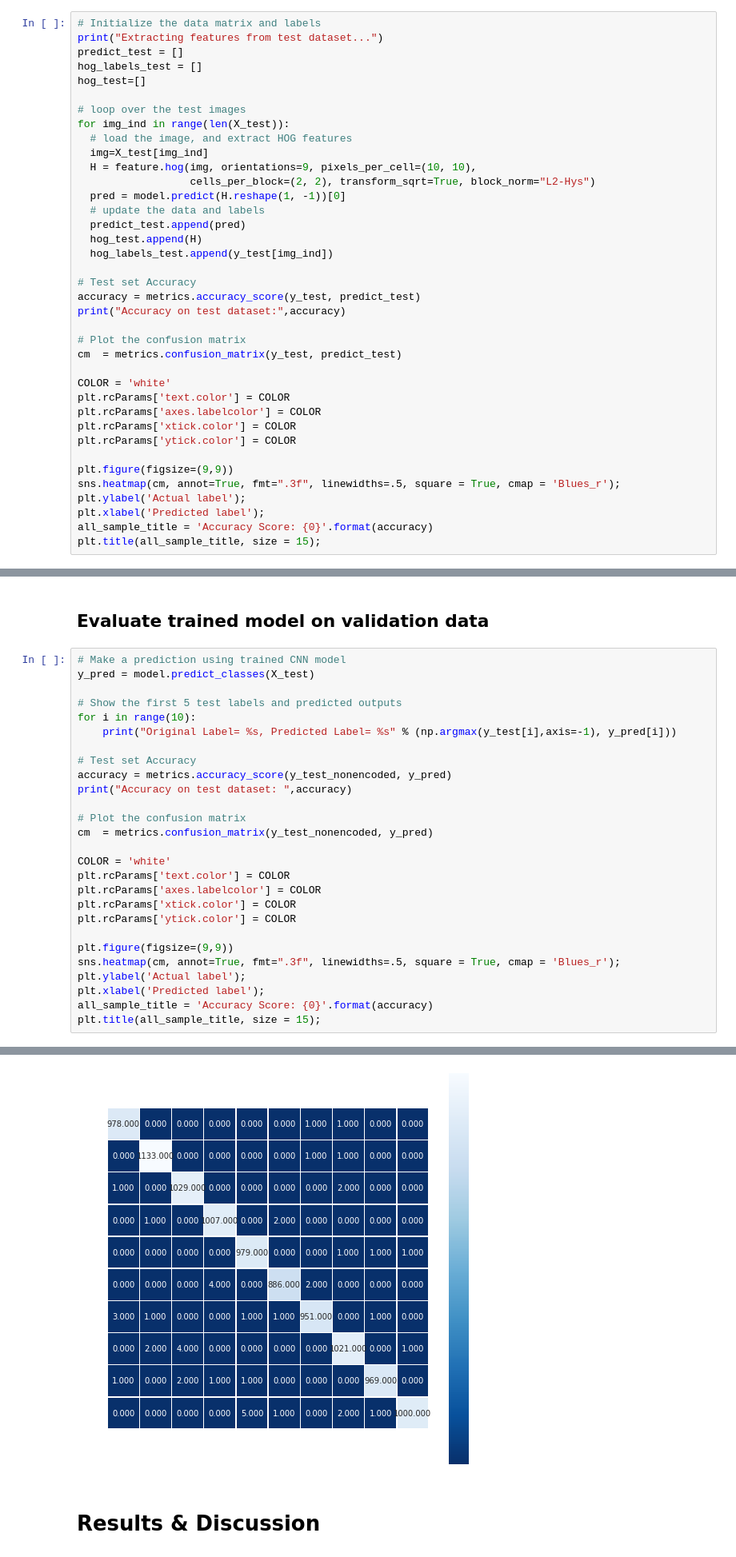
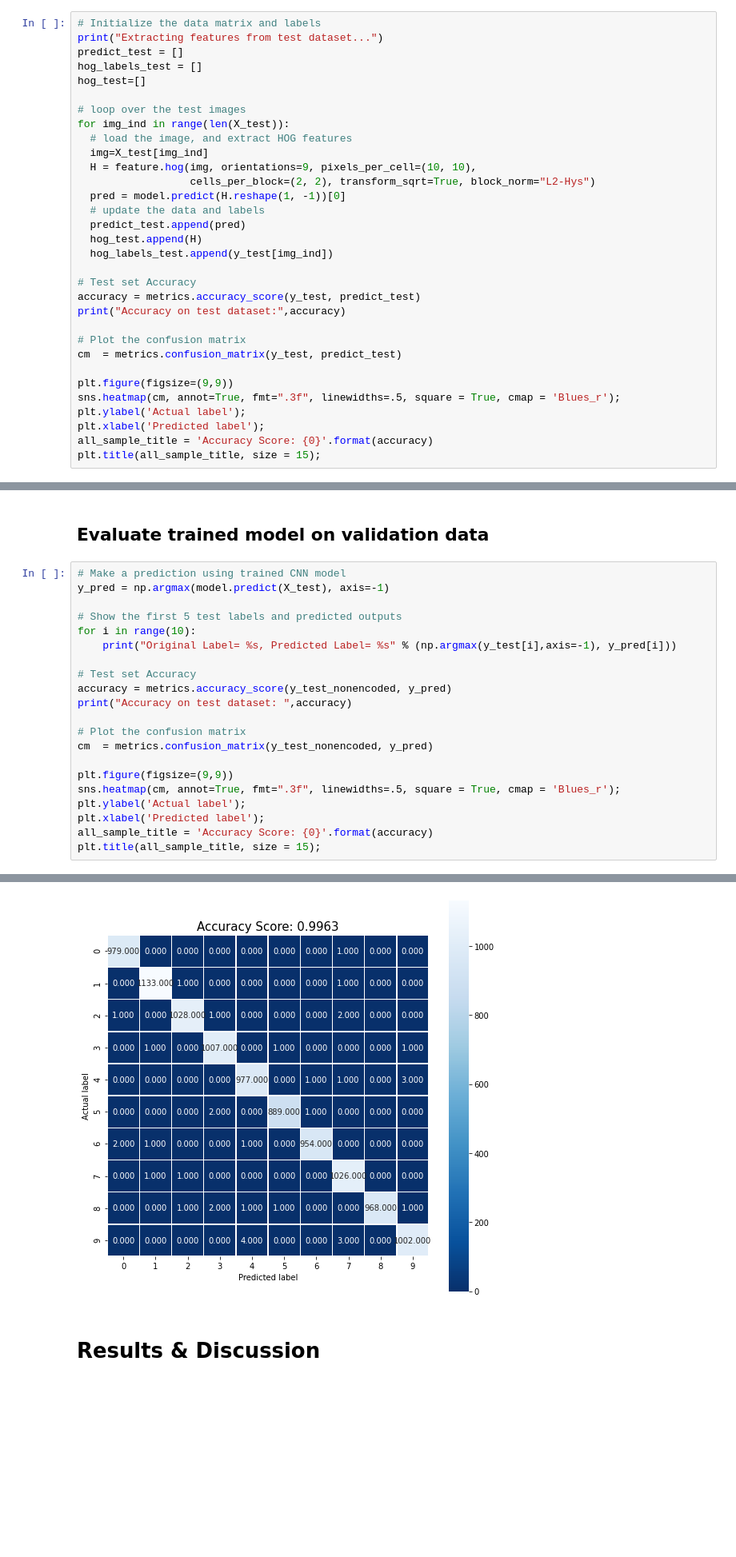
Before and after one commit to patricksabry1/42028-Deep-Learning, a Jupyter notebook: 42028_Assignment_1.ipynb, the cells around one changed output, grey strips where cells are left out. Shown at 80% size. Saved outputs shown, nothing was run; the diff lists cells and outputs as text; blank space fills up the shorter version.

```diff
--- a/42028_Assignment_1.ipynb
+++ b/42028_Assignment_1.ipynb
@@ -299,12 +300,6 @@ print("Accuracy on test dataset:",accuracy)
 # Plot the confusion matrix
 cm  = metrics.confusion_matrix(y_test, predict_test)
 
-COLOR = 'white'
-plt.rcParams['text.color'] = COLOR
-plt.rcParams['axes.labelcolor'] = COLOR
-plt.rcParams['xtick.color'] = COLOR
-plt.rcParams['ytick.color'] = COLOR
-
 plt.figure(figsize=(9,9))
 sns.heatmap(cm, annot=True, fmt=".3f", linewidths=.5, square = True, cmap = 'Blues_r');
 plt.ylabel('Actual label');
@@ -515,7 +510,7 @@ Final loss: 1.4659, final accuracy: 0.9953
 ## Evaluate trained model on validation data
 # %%
 # Make a prediction using trained CNN model
-y_pred = model.predict_classes(X_test)
+y_pred = np.argmax(model.predict(X_test), axis=-1)
 
 # Show the first 5 test labels and predicted outputs
 for i in range(10):
@@ -528,12 +523,6 @@ print("Accuracy on test dataset: ",accuracy)
 # Plot the confusion matrix
 cm  = metrics.confusion_matrix(y_test_nonencoded, y_pred)
 
-COLOR = 'white'
-plt.rcParams['text.color'] = COLOR
-plt.rcParams['axes.labelcolor'] = COLOR
-plt.rcParams['xtick.color'] = COLOR
-plt.rcParams['ytick.color'] = COLOR
-
 plt.figure(figsize=(9,9))
 sns.heatmap(cm, annot=True, fmt=".3f", linewidths=.5, square = True, cmap = 'Blues_r');
 plt.ylabel('Actual label');
@@ -558,4 +544,4 @@ Accuracy on test dataset:  0.9953
-[figure, old version]
+[figure, new version]
 # %% [markdown]
 # Results & Discussion
 # %% [markdown]
```
Also changed, not shown: parts of 5 cells of this notebook.
